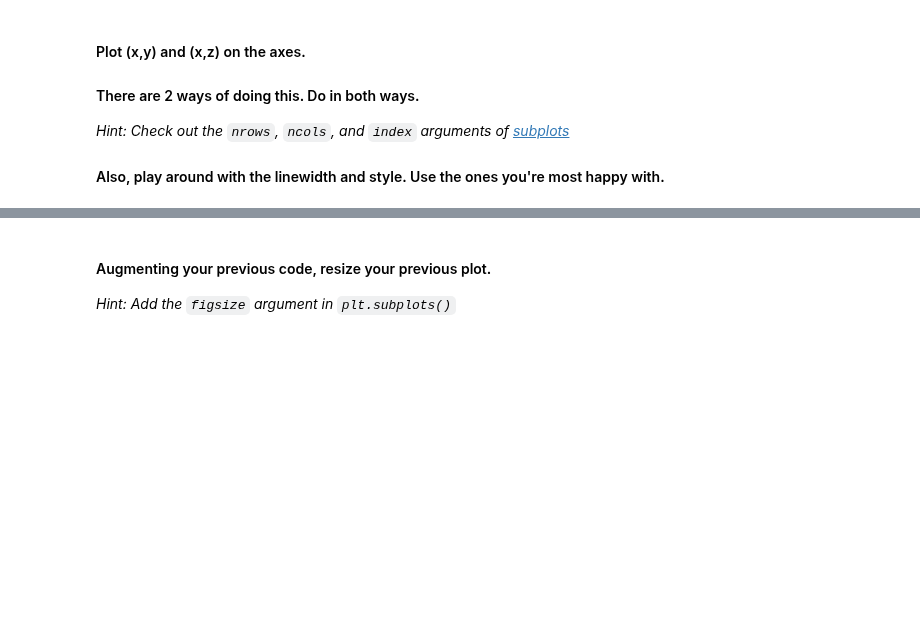
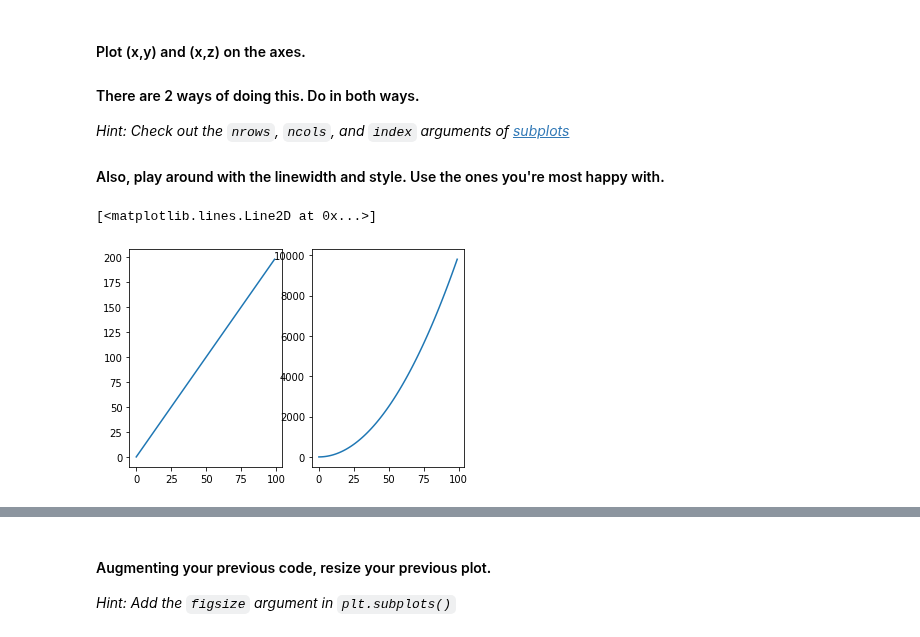
Before and after one commit to ironhack-labs/data-labs, a Jupyter notebook: module-2/lab-matplotlib-seaborn/your-code/challenge-1.ipynb, the cells around one changed output, grey strips where cells are left out. Cells and saved outputs as stored; diff of their text form; code cells hidden in the pictures; blank space fills up the shorter version.

```diff
--- a/module-2/lab-matplotlib-seaborn/your-code/challenge-1.ipynb
+++ b/module-2/lab-matplotlib-seaborn/your-code/challenge-1.ipynb
@@ -34,5 +33,22 @@ z = x**2
 #### Also, play around with the linewidth and style. Use the ones you're most happy with.
 # %%
 # your code here-1st way (call `subplots` twice using the `index` parameter)
+plt.subplot(
+    1,
+    2,
+    1
+)
+
+plt.plot(x,y)
+
+plt.subplot(
+    1,
+    2,
+    2
+)
+plt.plot(x,z)
+# %% [output]
+[<matplotlib.lines.Line2D at 0x...>]
+[figure, added]
 # %%
 # your code here-2st way (call `subplots` only once not using the `index` parameter)
```
Also changed, not shown: parts of 14 cells of this notebook, 8 other files.
